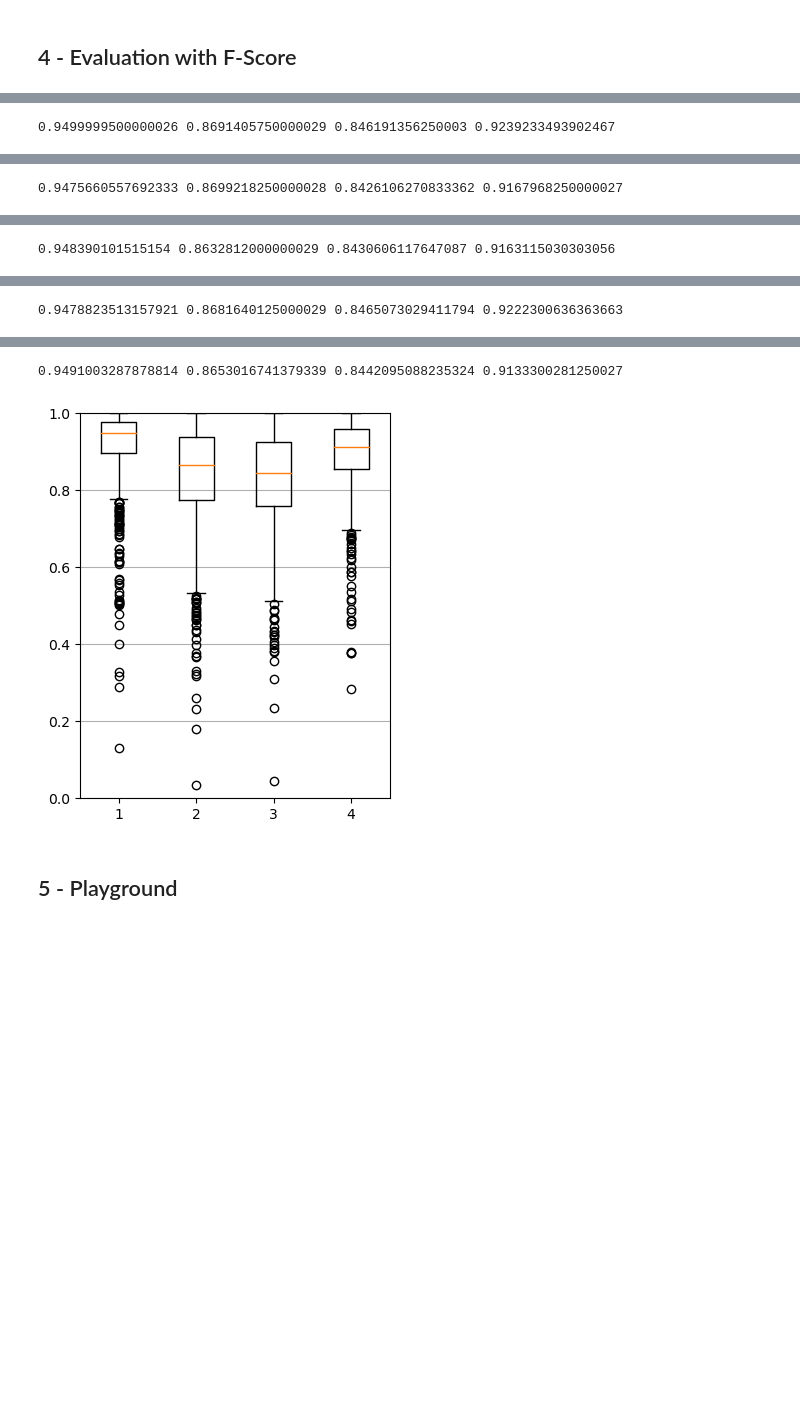
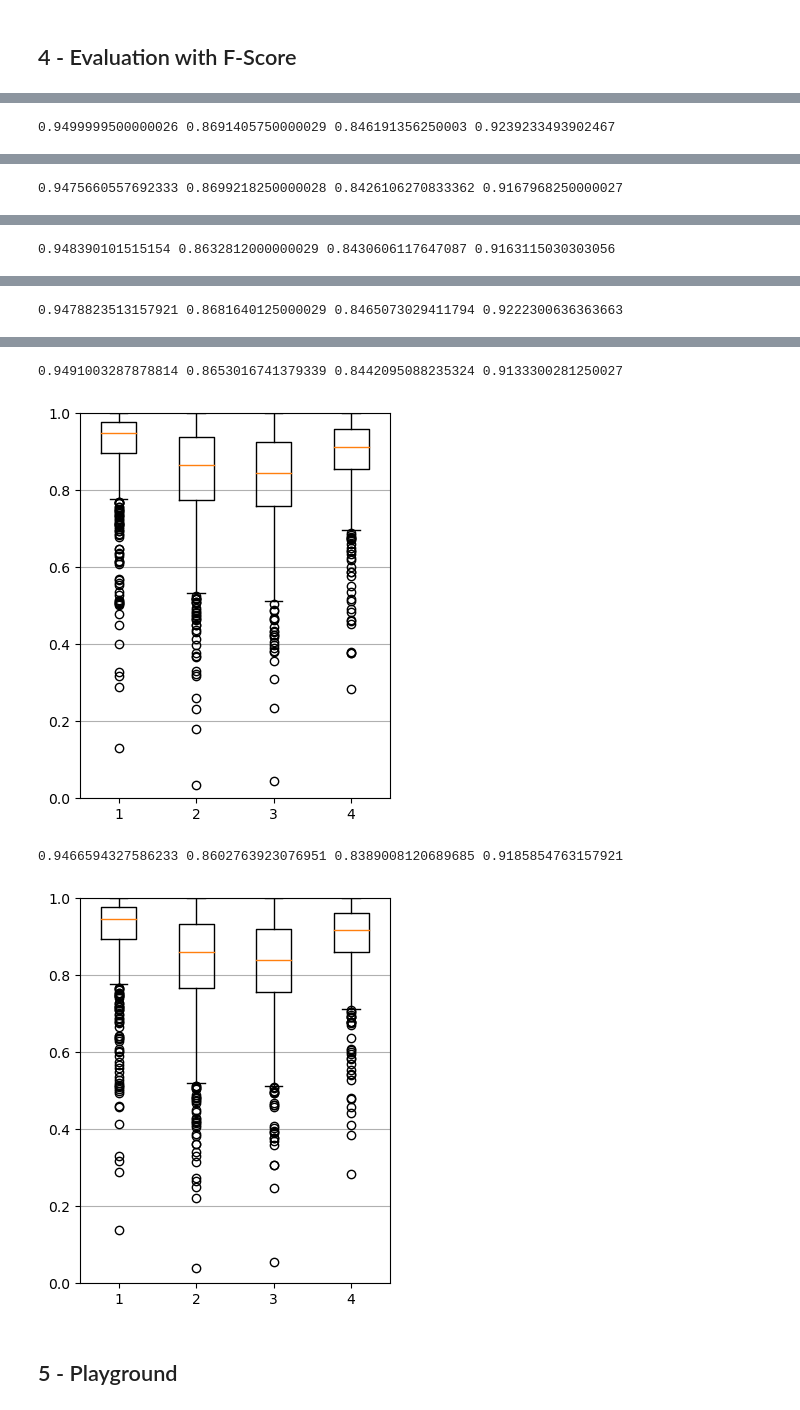
Before and after one commit to Xornotor/VocalAssignment-SSCS, a Jupyter notebook: SSCS_Training.ipynb, the cells around one changed output, grey strips where cells are left out. Saved outputs shown, nothing was run; the diff lists cells and outputs as text; code cells hidden in the pictures; blank space fills up the shorter version.

```diff
--- a/SSCS_Training.ipynb
+++ b/SSCS_Training.ipynb
@@ -118,20 +119,23 @@ sscs.voice_f_histograms(f_scr5_full)
 # %%
 sscs.boxplot(f_scr1_full)
 sscs.boxplot(f_scr2_full)
 sscs.boxplot(f_scr3_full)
 sscs.boxplot(f_scr4_full)
 sscs.boxplot(f_scr5_full)
+sscs.boxplot(f_scr6_full)
 # %% [output]
 0.9499999500000026 0.8691405750000029 0.846191356250003 0.9239233493902467
 [figure]
 0.9475660557692333 0.8699218250000028 0.8426106270833362 0.9167968250000027
 [figure]
 0.948390101515154 0.8632812000000029 0.8430606117647087 0.9163115030303056
 [figure]
 0.9478823513157921 0.8681640125000029 0.8465073029411794 0.9222300636363663
 [figure]
 0.9491003287878814 0.8653016741379339 0.8442095088235324 0.9133300281250027
 [figure]
+0.9466594327586233 0.8602763923076951 0.8389008120689685 0.9185854763157921
+[figure, added]
 # %% [markdown]
 ## 5 - Playground
 # %%
```
Also changed, not shown: parts of 7 cells of this notebook, 1 other file.
